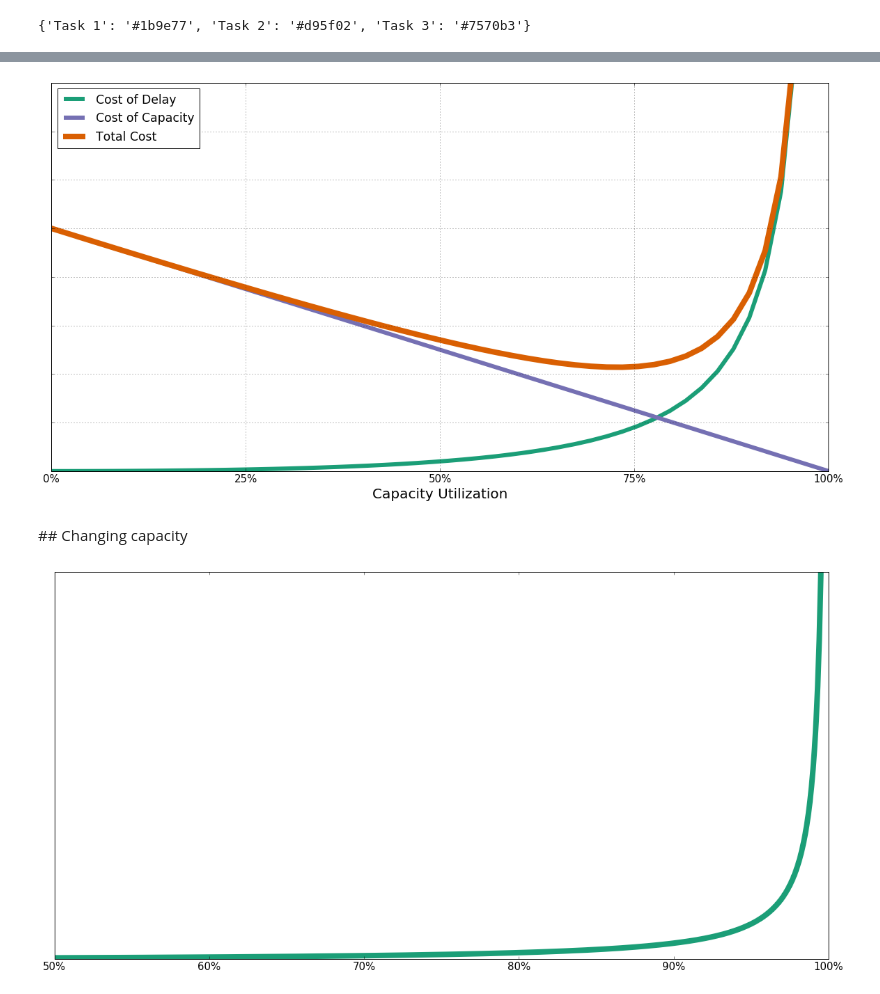
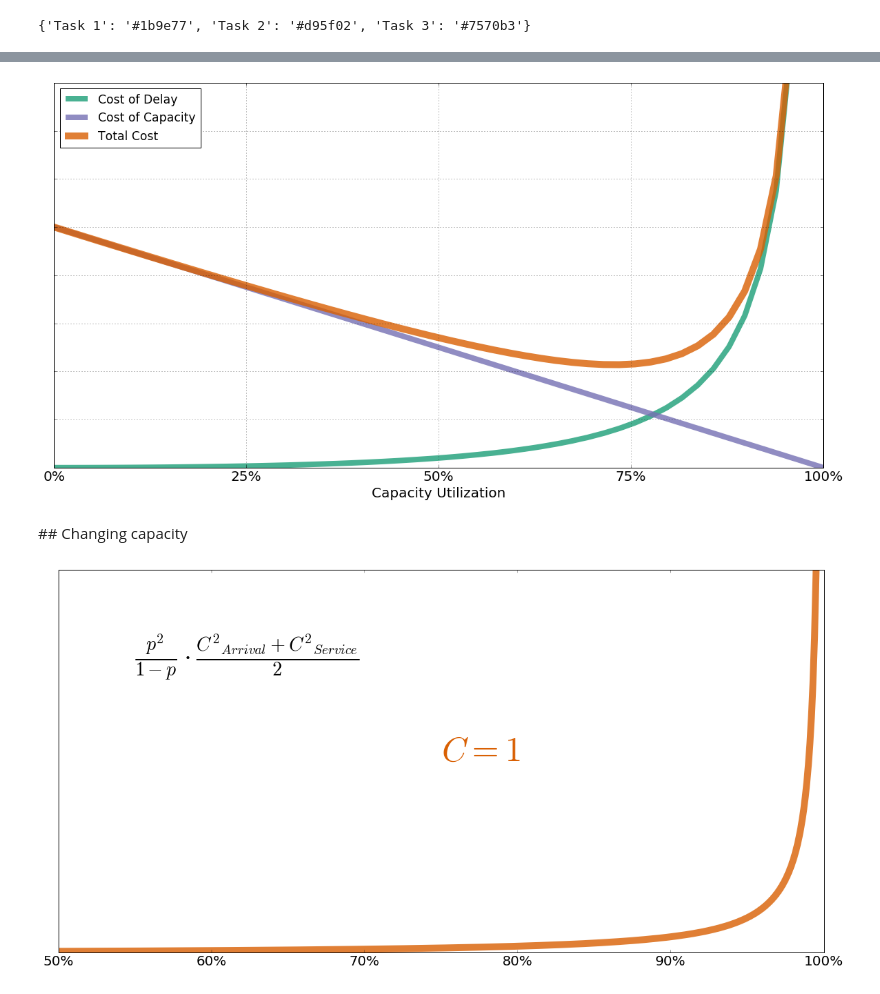
Before and after one commit to lonelypeanut/dataviz, a Jupyter notebook: tom_talk/Tom workflow talk.ipynb, the cells around one changed output, grey strips where cells are left out. Drawn from its saved outputs; the diff is of its cells as text; code cells hidden in the pictures.

Commit message:
add equations + tweak plots

```diff
--- a/tom_talk/Tom workflow talk.ipynb
+++ b/tom_talk/Tom workflow talk.ipynb
@@ -185,20 +185,22 @@ pl.show()
 # %%
 pl.figure(figsize=(20, 10))
-pl.plot(df.capacity_utilisation, df.cod_2, label='Cost of Delay', linewidth=6, color=color_dict['Task 1'])
-pl.plot(df.capacity_utilisation, df.cc, label='Cost of Capacity', linewidth=6,  color=color_dict['Task 3'])
-pl.plot(df.capacity_utilisation, df.total_cost_2, label='Total Cost', linewidth=8, color=color_dict['Task 2'])
+pl.plot(df.capacity_utilisation, df.cod_2, label='Cost of Delay', linewidth=8, color=color_dict['Task 1'], alpha=0.8)
+pl.plot(df.capacity_utilisation, df.cc, label='Cost of Capacity', linewidth=8,  color=color_dict['Task 3'], alpha=0.8)
+pl.plot(df.capacity_utilisation, df.total_cost_2, label='Total Cost', linewidth=10, color=color_dict['Task 2'], alpha=0.8)
 
 pl.yticks(range(0, 9000, 1000), '', size=20)
-pl.xticks(np.arange(0, 1.1, 0.25 ), [str(x) + '%' for x in np.arange(0, 110, 25)], size=15)
+pl.xticks(np.arange(0, 1.1, 0.25 ), [str(x) + '%' for x in np.arange(0, 110, 25)], size=20)
 pl.xlabel('Capacity Utilization', size=20)
 pl.ylim(0, 8000)
 pl.legend(loc='upper left', fontsize='xx-large')
 pl.grid()
 pl.show()
 # %% [output]
-[figure, old version]
+[figure, new version]
 # %% [markdown]
 ## Changing capacity
+# %%
+Lq_equation = r'$\frac{p^2}{1-p}\cdot\frac{{C^2}_{Arrival} + {C^2}_{Service}}{2}$'
 # %%
 def queue_size(p, c=1):
 
@@ -208,18 +210,21 @@ p_range = np.linspace(0, 1, 1000, endpoint=True)
 # %%
 colors = [col for col in color_dict.values()]
 # %%
-lw = 8
+lw = 10
 
-pl.figure(figsize=(20, 10))
-pl.plot(p_range, queue_size(p_range), linewidth=lw, color=colors[1])
+fig, ax = pl.subplots(figsize=(20, 10))
+pl.plot(p_range, queue_size(p_range), linewidth=lw, color=colors[1], alpha=0.8)
 pl.yticks(range(0, 500, 500), '')
-pl.xticks(np.arange(0, 1.1, 0.10 ), [str(x) + '%' for x in np.arange(0, 110, 10)], size=15)
+pl.xticks(np.arange(0, 1.1, 0.10 ), [str(x) + '%' for x in np.arange(0, 110, 10)], size=20)
+pl.text(0.75, 100, r'$C = 1$', size=50, color=colors[1])
 
 pl.xlim(0.5, )
 pl.ylim(0, 200)
+pl.text(0.55, 150, Lq_equation, size=40)
+
 pl.show()
 # %% [output]
-[figure, old version]
+[figure, new version]
 # %%
 pl.figure(figsize=(20, 10))
 
```
Also changed, not shown: parts of 5 cells of this notebook.
